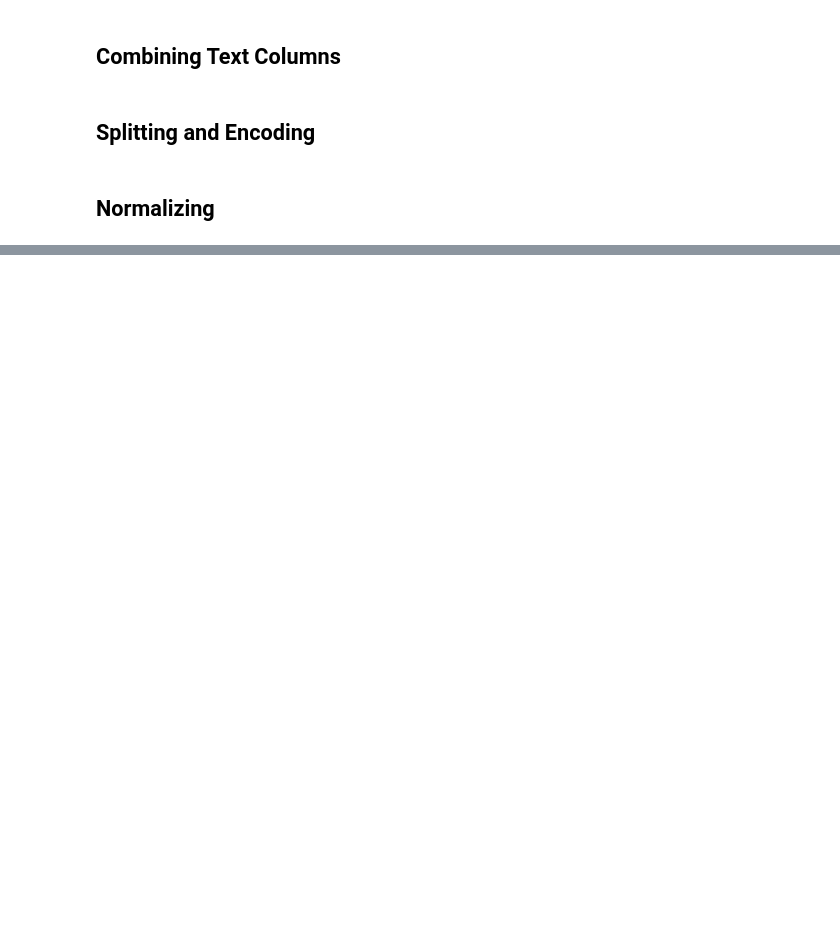
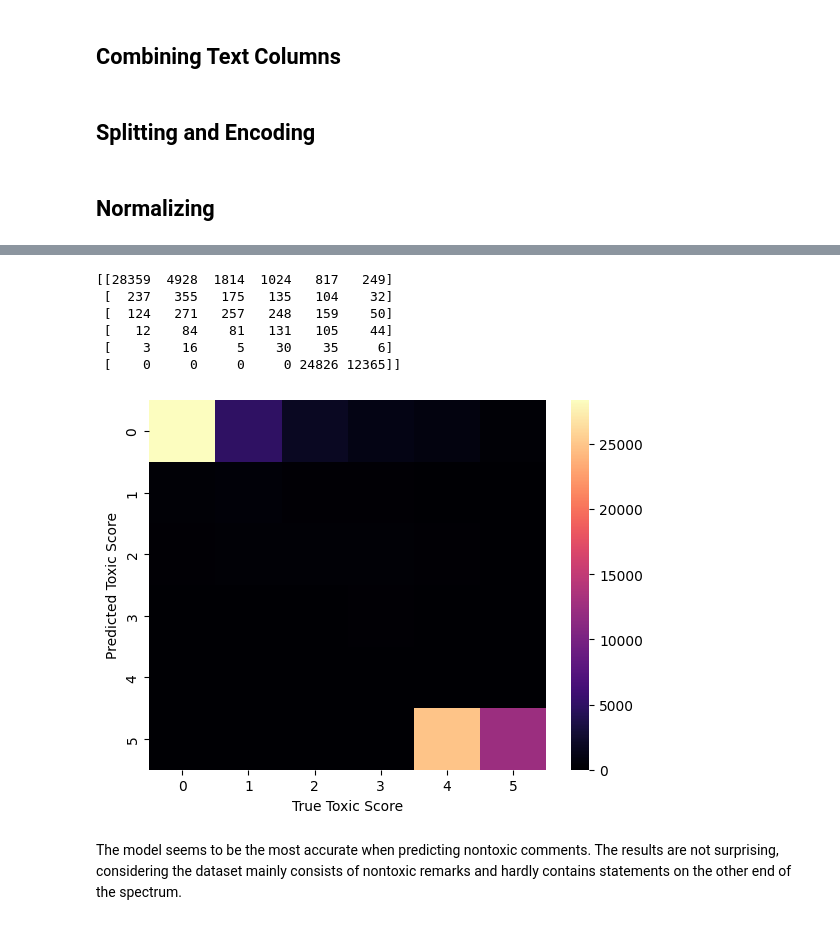
Before and after one commit to Jester-Head/literate-umbrella, a Jupyter notebook: making_model.ipynb, the cells around one changed output, grey strips where cells are left out. Cells and saved outputs as stored; diff of their text form; code cells hidden in the pictures; blank space fills up the shorter version.

```diff
--- a/making_model.ipynb
+++ b/making_model.ipynb
@@ -119,4 +181,4 @@ norm_test_tfidf = norm_TFIDF.transform(test_vectors_tfidf)
 # %%
-model = LogisticRegression(random_state=42, class_weight='balanced', n_jobs=6, max_iter=300)
-model.fit(norm_train_tfidf, y_train_tfidf)
+model = LogisticRegression(random_state=42, multi_class='multinomial',class_weight='balanced', n_jobs=6, max_iter=300)
+model.fit(norm_train_tfidf, y_train_tfidf);
 # %% [markdown]
@@ -130 +203,22 @@ print(classification_report(y_test_tfidf, prediction, labels=[0,1,2,3,4,5]))
+# %%
+print(confusion_matrix(y_test_tfidf,prediction))
+# %% [output]
+[[28359  4928  1814  1024   817   249]
+ [  237   355   175   135   104    32]
+ [  124   271   257   248   159    50]
+ [   12    84    81   131   105    44]
+ [    3    16     5    30    35     6]
+ [    0     0     0     0 24826 12365]]
+# %%
+def plot_confusion_matrix(y_test,y_preds):
+    ax = plt.subplot()
+    sns.heatmap(confusion_matrix(y_test, y_preds),cmap="magma")
+    plt.xlabel("True Toxic Score")
+    plt.ylabel("Predicted Toxic Score")
+# %%
+plot_confusion_matrix(y_test_tfidf,prediction)
+# %% [output]
+[figure, added]
+# %% [markdown]
+The model seems to be the most accurate when predicting nontoxic comments. The results are not surprising, considering the dataset mainly consists of nontoxic remarks and hardly contains statements on the other end of the spectrum.
 # %%
```
Also changed, not shown: parts of 25 cells of this notebook, 3 other files.
